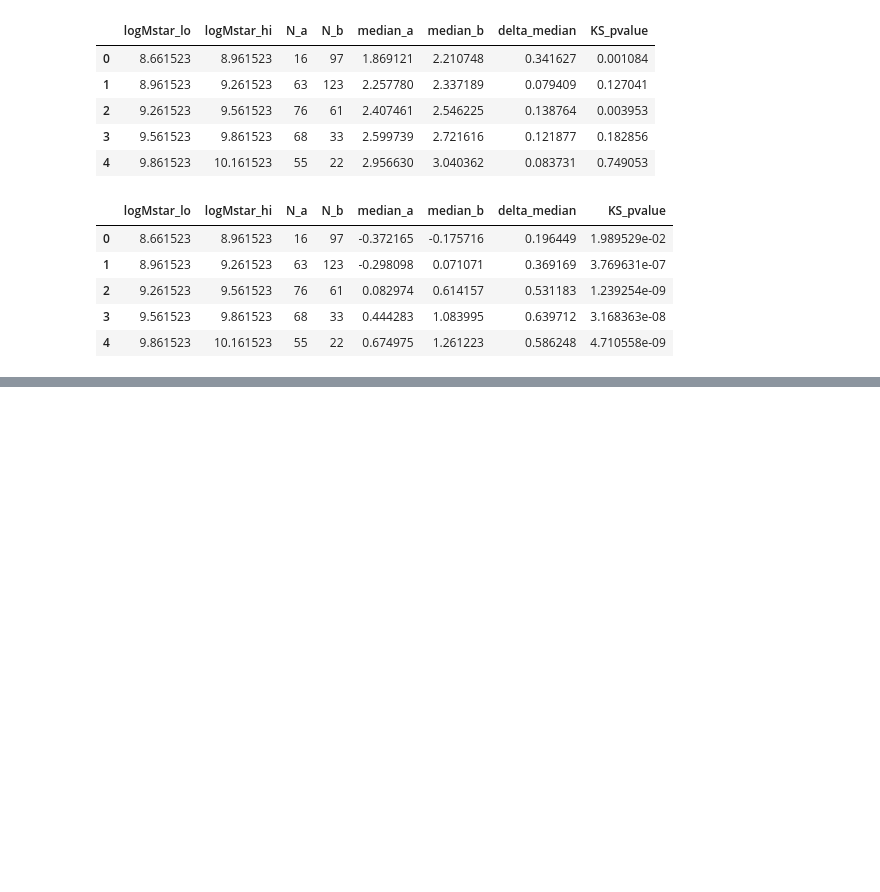
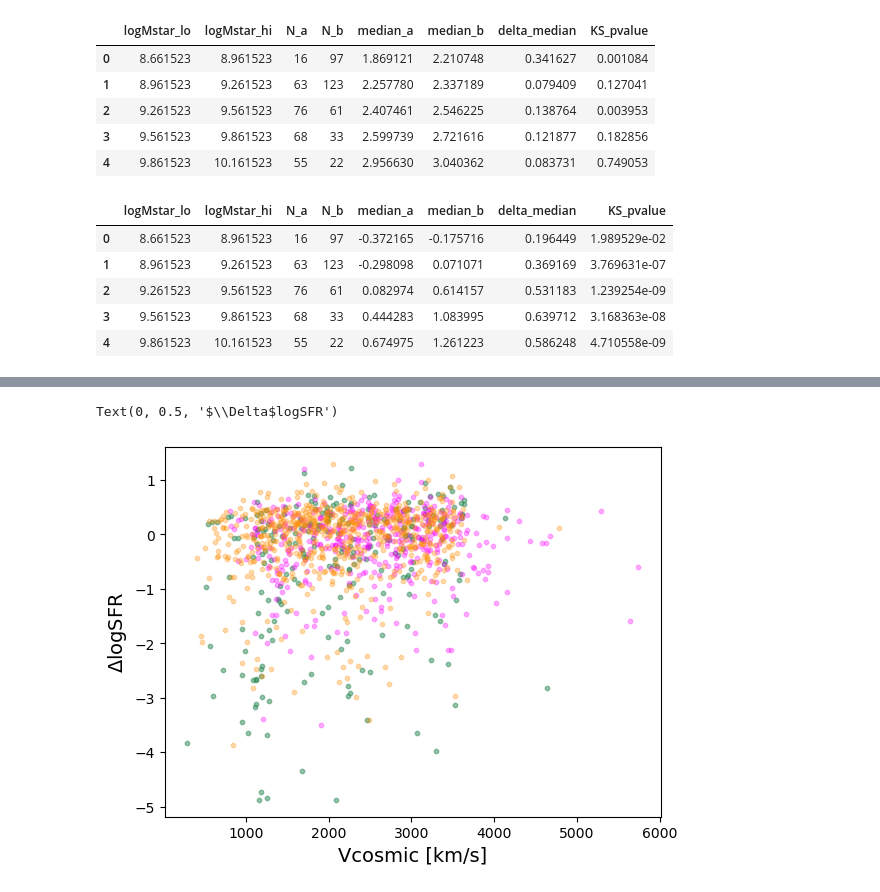
Before and after one commit to gammaspire/machine-learning, a Jupyter notebook: galaxy_feature_clustering/feature_clustering.ipynb, the cells around one changed output, grey strips where cells are left out. Saved outputs shown, nothing was run; the diff lists cells and outputs as text; code cells hidden in the pictures; blank space fills up the shorter version.

```diff
--- a/galaxy_feature_clustering/feature_clustering.ipynb
+++ b/galaxy_feature_clustering/feature_clustering.ipynb
@@ -717,0 +582,10 @@ res_w1w3
+# %%
+plt.scatter(vcosmic1,dsfr1,color='seagreen',s=10,alpha=0.5)
+plt.scatter(vcosmic2,dsfr2,color='magenta',s=10,alpha=0.3)
+plt.scatter(vcosmic0,dsfr0,color='darkorange',s=10,alpha=0.3)
+
+plt.xlabel('Vcosmic [km/s]',fontsize=14)
+plt.ylabel(r'$\Delta$logSFR',fontsize=14)
+# %% [output]
+Text(0, 0.5, '$\\Delta$logSFR')
+[figure, added]
```
Also changed, not shown: parts of 40 cells of this notebook, 15 other files.
